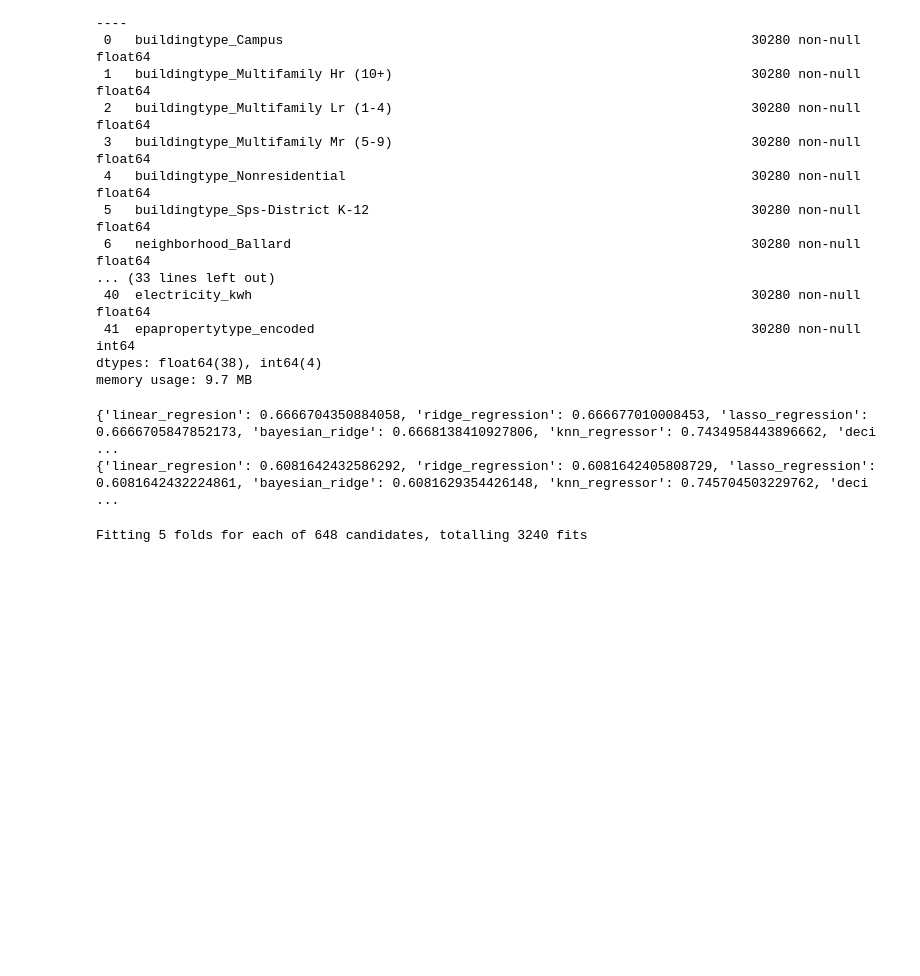
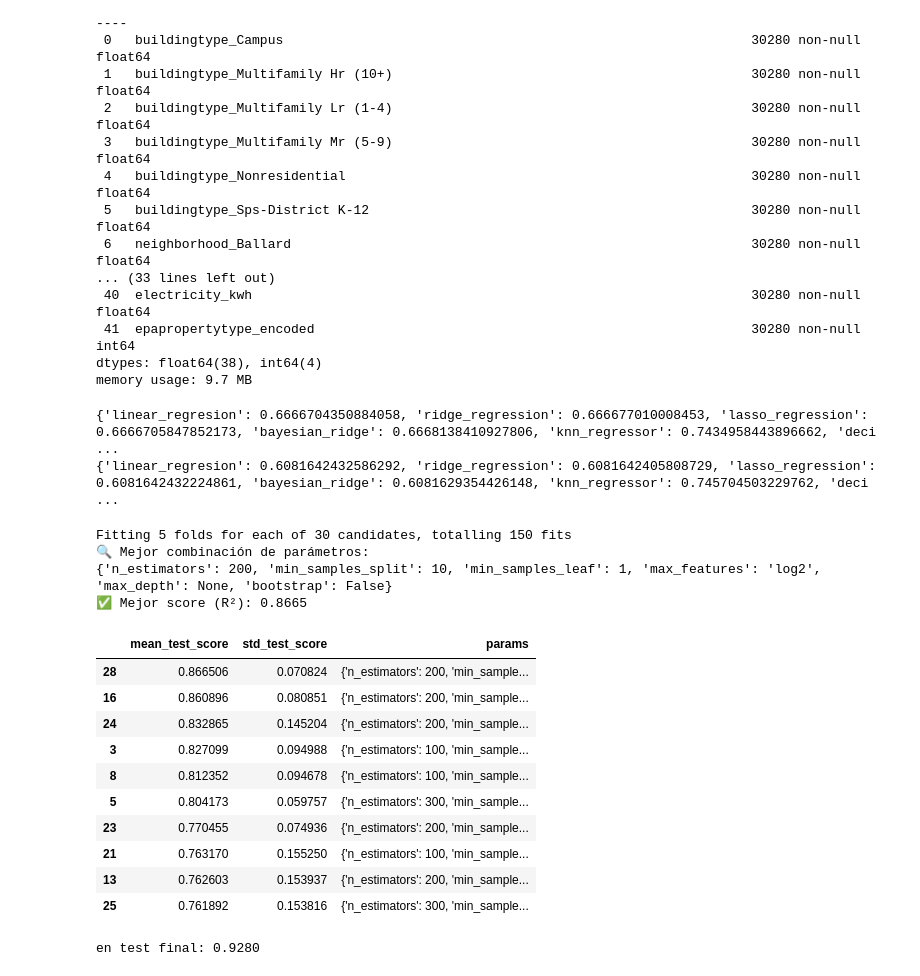
Before and after one commit to LLAES07/seatle, a Jupyter notebook: Notebooks/Proyecto.ipynb, the cells around one changed output. Cells and saved outputs as stored; diff of their text form; code cells hidden in the pictures; blank space fills up the shorter version.

```diff
--- a/Notebooks/Proyecto.ipynb
+++ b/Notebooks/Proyecto.ipynb
@@ -803,21 +803,75 @@ print(r2_score_train, 'train')
 # %%
 import pandas as pd
 import matplotlib.pyplot as plt
-from sklearn.model_selection import GridSearchCV
+from sklearn.model_selection import RandomizedSearchCV
+from sklearn.ensemble import RandomForestRegressor
+from sklearn.metrics import make_scorer, r2_score
 
+# Parámetros para Random Forest
 params = {
     'n_estimators': [100, 200, 300],
     'max_depth': [None, 10, 20, 30],
     'min_samples_split': [2, 5, 10],
     'min_samples_leaf': [1, 2, 4],
-    'max_features': ['auto', 'sqrt', 'log2'],
+    'max_features': ['sqrt', 'log2'],
     'bootstrap': [True, False]
 }
 
-model = RandomForestRegressor()
-gs = GridSearchCV(model, params, scoring='accuracy', cv = 5, n_jobs=-1,verbose=2)
+# Definir el modelo base
+model = RandomForestRegressor(random_state=42)
 
-gs.fit(X_train, y_train.values.ravel())
+# Randomized Search inteligente
+random_search = RandomizedSearchCV(
+    estimator=model,
+    param_distributions=params,
+    n_iter=30,
+    scoring='r2',
+    cv=5,
+    n_jobs=-1,
+    verbose=2,
+    random_state=42
+)
+
+# Entrenar
+random_search.fit(X_train, y_train.values.ravel())
+
+# Mejor modelo
+print("🔍 Mejor combinación de parámetros:")
+print(random_search.best_params_)
+print(f"✅ Mejor score (R²): {random_search.best_score_:.4f}")
 # %% [output]
-Fitting 5 folds for each of 648 candidates, totalling 3240 fits
+Fitting 5 folds for each of 30 candidates, totalling 150 fits
+🔍 Mejor combinación de parámetros:
+{'n_estimators': 200, 'min_samples_split': 10, 'min_samples_leaf': 1, 'max_features': 'log2', 'max_depth': None, 'bootstrap': False}
+✅ Mejor score (R²): 0.8665
+# %%
+# Convertimos los resultados en un DataFrame ordenado por score
+resultados = pd.DataFrame(random_search.cv_results_)
+
+# Ordenar por el mejor score (de mayor a menor)
+resultados_ordenados = resultados.sort_values(by='mean_test_score', ascending=False)
+
+# Mostrar los primeros (puedes ajustar a más filas si quieres)
+resultados_ordenados[['mean_test_score', 'std_test_score', 'params']].head(10)
+# %% [output]
+|  | mean_test_score | std_test_score | params |
+| 28 | 0.866506 | 0.070824 | {'n_estimators': 200, 'min_sample... |
+| 16 | 0.860896 | 0.080851 | {'n_estimators': 200, 'min_sample... |
+| 24 | 0.832865 | 0.145204 | {'n_estimators': 200, 'min_sample... |
+| 3 | 0.827099 | 0.094988 | {'n_estimators': 100, 'min_sample... |
+| 8 | 0.812352 | 0.094678 | {'n_estimators': 100, 'min_sample... |
+| 5 | 0.804173 | 0.059757 | {'n_estimators': 300, 'min_sample... |
+| 23 | 0.770455 | 0.074936 | {'n_estimators': 200, 'min_sample... |
+| 21 | 0.763170 | 0.155250 | {'n_estimators': 100, 'min_sample... |
+| 13 | 0.762603 | 0.153937 | {'n_estimators': 200, 'min_sample... |
+| 25 | 0.761892 | 0.153816 | {'n_estimators': 300, 'min_sample... |
+# %%
+from sklearn.metrics import r2_score
+
+best_rf = random_search.best_estimator_
+y_pred_test = best_rf.predict(X_test)
+
+print(f"en test final: {r2_score(y_test, y_pred_test):.4f}")
+# %% [output]
+en test final: 0.9280
 # %%
```
Also changed, not shown: parts of 8 cells of this notebook, 1 other file.
